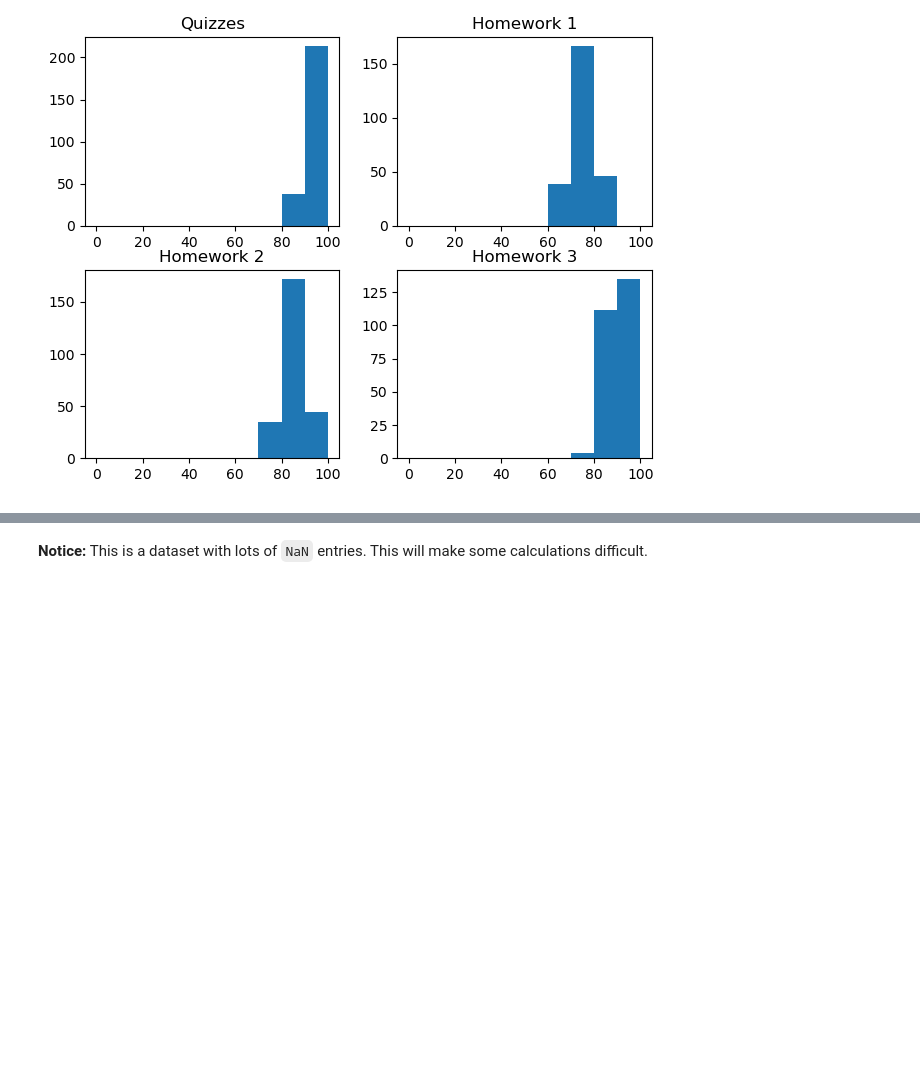
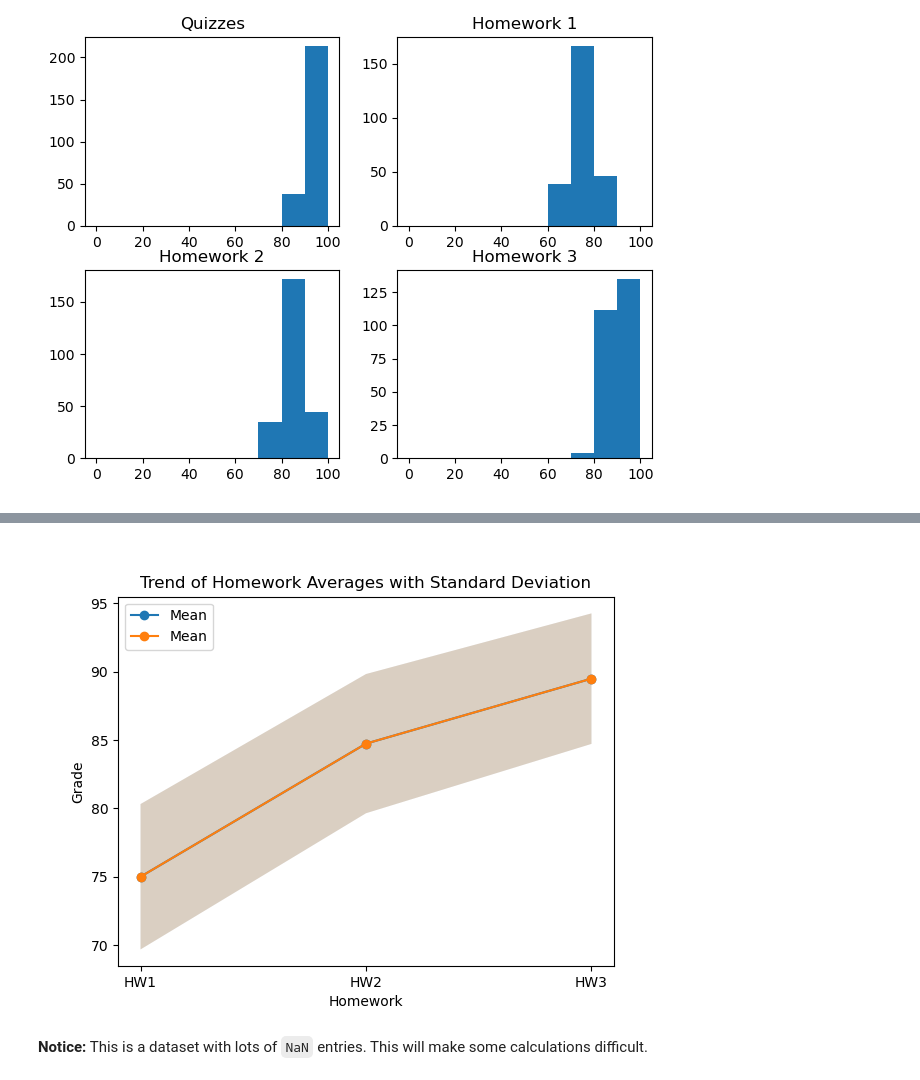
Before and after one commit to bourdin/MATH1MP3_W2026, a Jupyter notebook: Notebooks/C01/11-Pandas-2.ipynb, the cells around one changed output, grey strips where cells are left out. Saved outputs shown, nothing was run; the diff lists cells and outputs as text; code cells hidden in the pictures; blank space fills up the shorter version.

```diff
--- a/Notebooks/C01/11-Pandas-2.ipynb
+++ b/Notebooks/C01/11-Pandas-2.ipynb
@@ -62,3 +51,24 @@ plt.show()
+# %%
+means = np.array([hw1.mean(), hw2.mean(), hw3.mean()])
+stds  = np.array([hw1.std(),  hw2.std(),  hw3.std()])
+
+x = np.array([1, 2, 3])
+# %%
+plt.plot(x, means, marker='o', label='Mean')
+
+# Here we are drawing the band above and below the means of the standard deviation
+# Here alpha makes the standard deviation graph somewhat transparent.
+plt.fill_between(x, means - stds, means + stds, alpha=0.2)
+
+plt.xticks(x, ['HW1', 'HW2', 'HW3'])
+plt.xlabel('Homework')
+plt.ylabel('Grade')
+plt.title('Trend of Homework Averages with Standard Deviation')
+
+plt.legend()
+plt.show()
+# %% [output]
+[figure, added]
 # %%
 df = pd.read_csv("JohnBookData.csv")
 df= df.loc[:, 'Title': 'Date Added']
```
Also changed, not shown: parts of 24 cells of this notebook, 2 other files.
